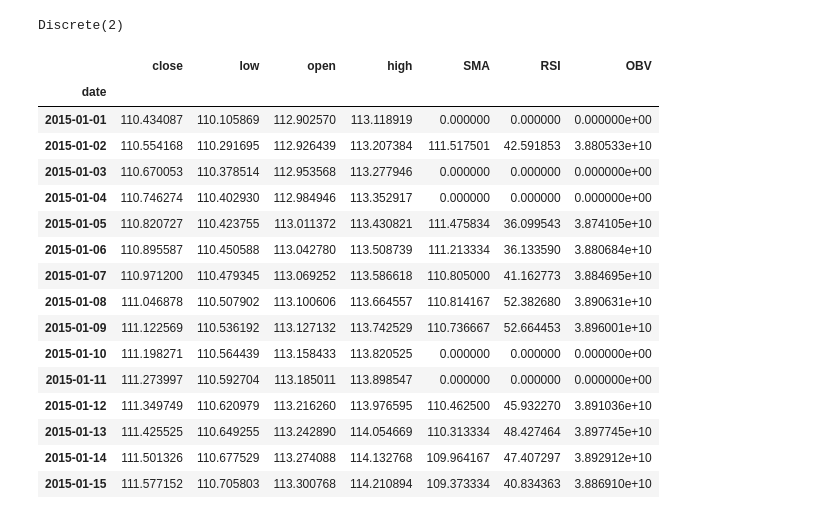
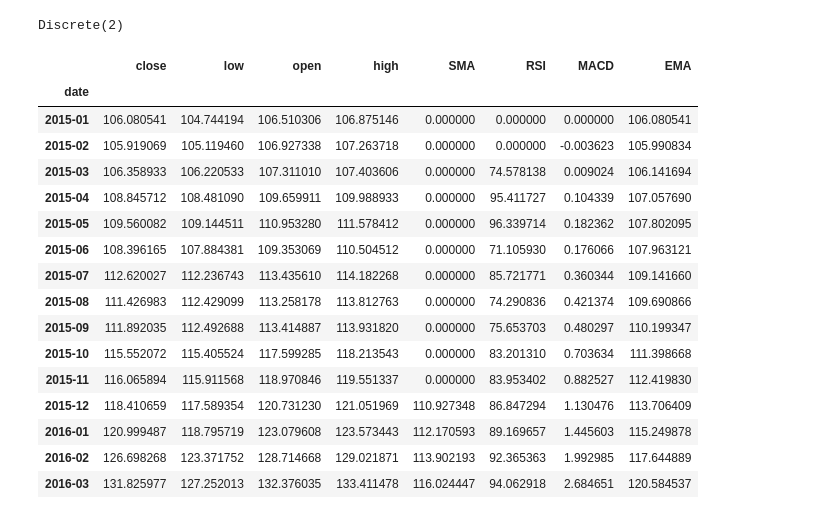
Before and after one commit to InNomineMortis/dl_diploma, a Jupyter notebook: main.ipynb, the cells around one changed output. Saved outputs shown, nothing was run; the diff lists cells and outputs as text; code cells hidden in the pictures.

```diff
--- a/main.ipynb
+++ b/main.ipynb
@@ -158,9 +167,9 @@ See the caveats in the documentation: https://pandas.pydata.org/pandas-docs/stab
 # %% [markdown]
 ### Preparing open set
 # %%
-train_data_open = df['2000-01-01':'2015-01-01']
+train_data_open = df['2000-01':'2015-01']
 train_data_open.drop(columns=['high', 'low','volume', 'close'], inplace=True)
-test_data_open = df['2015-01-02':'2020-01-01']
+test_data_open = df['2015-01':'2020-01']
 test_data_open.drop(columns=['high', 'low','volume', 'close'], inplace=True)
 print('test_data_open length: ', len(test_data_open), 'train_data_open length:', len(train_data_open), 'whole set:', len(df))
 train_data_open.tail()
@@ -287,24 +301,27 @@ upper_series_close = pnd.Series(conf[:, 1], index=index)
 # %% [markdown]
 ### Open ARIMA
 # %%
-index = pnd.date_range(start_date,end_date)
-pred,se,conf = results_open.forecast(len(index), alpha=0.1)
-fc_series_open = pnd.Series(pred, index=index)
-lower_series_open = pnd.Series(conf[:, 0], index=index)
-upper_series_open = pnd.Series(conf[:, 1], index=index)
+index = pnd.date_range(start_date,end_date, freq='M').strftime('%Y-%m')
+pred_open = results_open.get_forecast(end_date)
+pred_open_ci = pred_open.conf_int()
+fc_series_open = pred_open.predicted_mean
+# lower_series_open = pnd.Series(conf[:, 0], index=index)
+# upper_series_open = pnd.Series(conf[:, 1], index=index)
 # %% [markdown]
 ### Low ARIMA
 # %%
-index = pnd.date_range(start_date,end_date)
-pred,se,conf = results_low.forecast(len(index), alpha=0.1)
-fc_series_low = pnd.Series(pred, index=index)
-lower_series_low = pnd.Series(conf[:, 0], index=index)
-upper_series_low = pnd.Series(conf[:, 1], index=index)
+index = pnd.date_range(start_date,end_date, freq='M').strftime('%Y-%m')
+pred_low = results_low.get_forecast(end_date)
+pred_low_ci = pred_low.conf_int()
+fc_series_low = pred_low.predicted_mean
+# lower_series_low = pnd.Series(conf[:, 0], index=index)
+# upper_series_low = pnd.Series(conf[:, 1], index=index)
 # %% [markdown]
 ### High ARIMA
 # %%
-index = pnd.date_range(start_date,end_date)
-pred,se,conf = results_high.forecast(len(index), alpha=0.1)
-fc_series_high = pnd.Series(pred, index=index)
-lower_series_high = pnd.Series(conf[:, 0], index=index)
-upper_series_chigh = pnd.Series(conf[:, 1], index=index)
+index = pnd.date_range(start_date,end_date, freq='M').strftime('%Y-%m')
+pred_high = results_high.get_forecast(end_date)
+pred_high_ci = pred_high.conf_int()
+fc_series_high = pred_high.predicted_mean
+# lower_series_high = pnd.Series(conf[:, 0], index=index)
+# upper_series_chigh = pnd.Series(conf[:, 1], index=index)
@@ -378,29 +415,30 @@ Discrete(2)
 # %%
 from finta import TA
 
-new_df['SMA'] = TA.SMA(df, 12)
-new_df['RSI'] = TA.RSI(df)
-new_df['OBV'] = TA.OBV(df)
+new_df['SMA'] = TA.SMA(new_df, 12)
+new_df['RSI'] = TA.RSI(new_df)
+new_df['MACD'] = TA.MACD(new_df)
+new_df['EMA'] = TA.EMA(new_df)
 new_df.fillna(0, inplace=True)
 new_df.head(15)
 # %% [output]
-|  | close | low | open | high | SMA | RSI | OBV |
-| date |  |  |  |  |  |  |  |
-| 2015-01-01 | 110.434087 | 110.105869 | 112.902570 | 113.118919 | 0.000000 | 0.000000 | 0.000000e+00 |
-| 2015-01-02 | 110.554168 | 110.291695 | 112.926439 | 113.207384 | 111.517501 | 42.591853 | 3.880533e+10 |
-| 2015-01-03 | 110.670053 | 110.378514 | 112.953568 | 113.277946 | 0.000000 | 0.000000 | 0.000000e+00 |
-| 2015-01-04 | 110.746274 | 110.402930 | 112.984946 | 113.352917 | 0.000000 | 0.000000 | 0.000000e+00 |
-| 2015-01-05 | 110.820727 | 110.423755 | 113.011372 | 113.430821 | 111.475834 | 36.099543 | 3.874105e+10 |
-| 2015-01-06 | 110.895587 | 110.450588 | 113.042780 | 113.508739 | 111.213334 | 36.133590 | 3.880684e+10 |
-| 2015-01-07 | 110.971200 | 110.479345 | 113.069252 | 113.586618 | 110.805000 | 41.162773 | 3.884695e+10 |
-| 2015-01-08 | 111.046878 | 110.507902 | 113.100606 | 113.664557 | 110.814167 | 52.382680 | 3.890631e+10 |
-| 2015-01-09 | 111.122569 | 110.536192 | 113.127132 | 113.742529 | 110.736667 | 52.664453 | 3.896001e+10 |
-| 2015-01-10 | 111.198271 | 110.564439 | 113.158433 | 113.820525 | 0.000000 | 0.000000 | 0.000000e+00 |
-| 2015-01-11 | 111.273997 | 110.592704 | 113.185011 | 113.898547 | 0.000000 | 0.000000 | 0.000000e+00 |
-| 2015-01-12 | 111.349749 | 110.620979 | 113.216260 | 113.976595 | 110.462500 | 45.932270 | 3.891036e+10 |
-| 2015-01-13 | 111.425525 | 110.649255 | 113.242890 | 114.054669 | 110.313334 | 48.427464 | 3.897745e+10 |
-| 2015-01-14 | 111.501326 | 110.677529 | 113.274088 | 114.132768 | 109.964167 | 47.407297 | 3.892912e+10 |
-| 2015-01-15 | 111.577152 | 110.705803 | 113.300768 | 114.210894 | 109.373334 | 40.834363 | 3.886910e+10 |
+|  | close | low | open | high | SMA | RSI | MACD | EMA |
+| date |  |  |  |  |  |  |  |  |
+| 2015-01 | 106.080541 | 104.744194 | 106.510306 | 106.875146 | 0.000000 | 0.000000 | 0.000000 | 106.080541 |
+| 2015-02 | 105.919069 | 105.119460 | 106.927338 | 107.263718 | 0.000000 | 0.000000 | -0.003623 | 105.990834 |
+| 2015-03 | 106.358933 | 106.220533 | 107.311010 | 107.403606 | 0.000000 | 74.578138 | 0.009024 | 106.141694 |
+| 2015-04 | 108.845712 | 108.481090 | 109.659911 | 109.988933 | 0.000000 | 95.411727 | 0.104339 | 107.057690 |
+| 2015-05 | 109.560082 | 109.144511 | 110.953280 | 111.578412 | 0.000000 | 96.339714 | 0.182362 | 107.802095 |
+| 2015-06 | 108.396165 | 107.884381 | 109.353069 | 110.504512 | 0.000000 | 71.105930 | 0.176066 | 107.963121 |
+| 2015-07 | 112.620027 | 112.236743 | 113.435610 | 114.182268 | 0.000000 | 85.721771 | 0.360344 | 109.141660 |
+| 2015-08 | 111.426983 | 112.429099 | 113.258178 | 113.812763 | 0.000000 | 74.290836 | 0.421374 | 109.690866 |
+| 2015-09 | 111.892035 | 112.492688 | 113.414887 | 113.931820 | 0.000000 | 75.653703 | 0.480297 | 110.199347 |
+| 2015-10 | 115.552072 | 115.405524 | 117.599285 | 118.213543 | 0.000000 | 83.201310 | 0.703634 | 111.398668 |
+| 2015-11 | 116.065894 | 115.911568 | 118.970846 | 119.551337 | 0.000000 | 83.953402 | 0.882527 | 112.419830 |
+| 2015-12 | 118.410659 | 117.589354 | 120.731230 | 121.051969 | 110.927348 | 86.847294 | 1.130476 | 113.706409 |
+| 2016-01 | 120.999487 | 118.795719 | 123.079608 | 123.573443 | 112.170593 | 89.169657 | 1.445603 | 115.249878 |
+| 2016-02 | 126.698268 | 123.371752 | 128.714668 | 129.021871 | 113.902193 | 92.365363 | 1.992985 | 117.644889 |
+| 2016-03 | 131.825977 | 127.252013 | 132.376035 | 133.411478 | 116.024447 | 94.062918 | 2.684651 | 120.584537 |
 # %%
 def add_signals(env):
     start = env.frame_bound[0] - env.window_size
```
Also changed, not shown: parts of 32 cells of this notebook.
